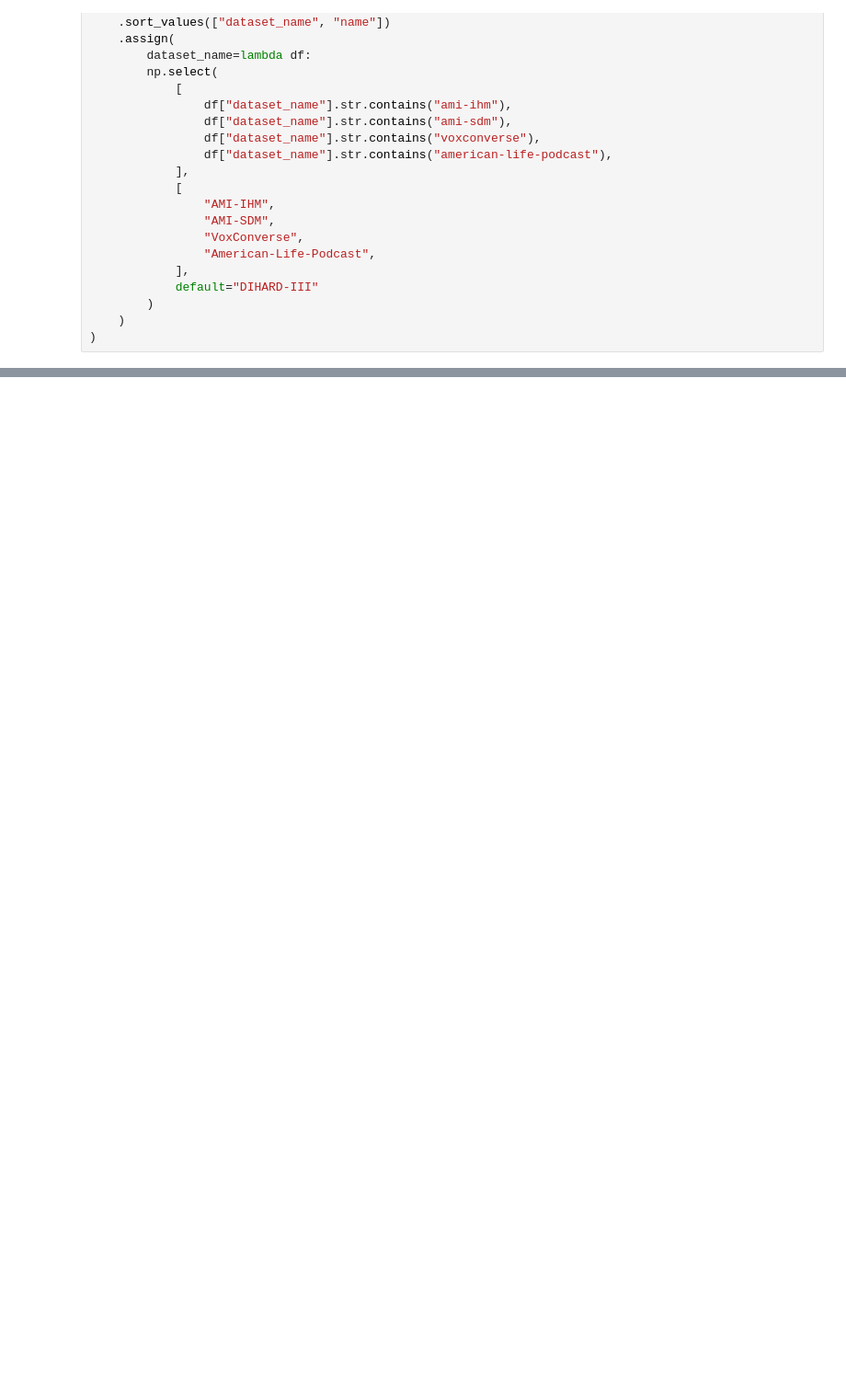
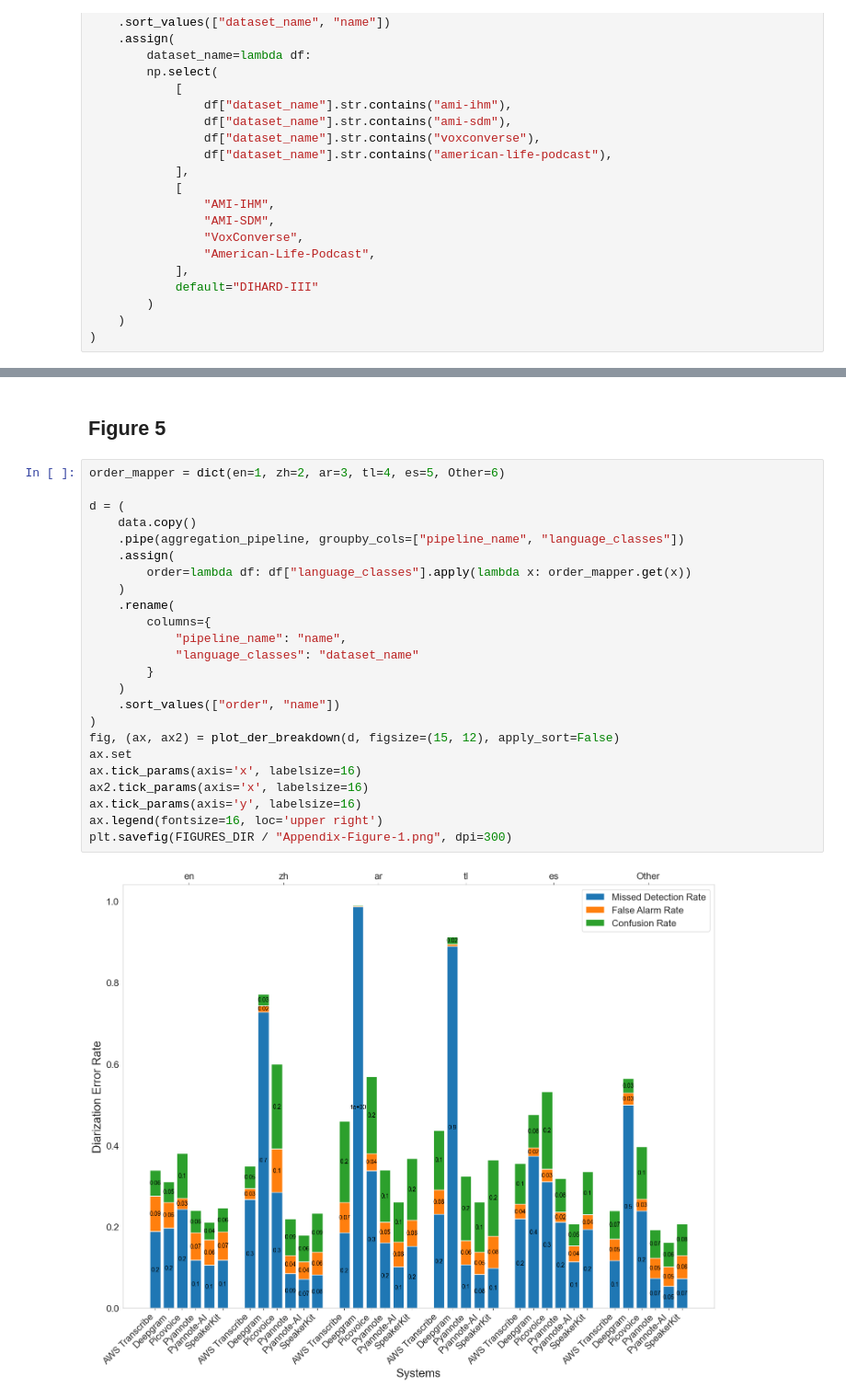
Before and after one commit to dbrkn/OpenBench, a Jupyter notebook: interspeech_analysis/paper-figures.ipynb, the cells around one changed output, grey strips where cells are left out. Shown at 92% size. Drawn from its saved outputs; the diff is of its cells as text; blank space fills up the shorter version.

```diff
--- a/interspeech_analysis/paper-figures.ipynb
+++ b/interspeech_analysis/paper-figures.ipynb
@@ -859,0 +854,28 @@ plot_der_breakdown(d,figsize=(10, 8))
+# %% [markdown]
+## Figure 5
+# %%
+order_mapper = dict(en=1, zh=2, ar=3, tl=4, es=5, Other=6)
+
+d = (
+    data.copy()
+    .pipe(aggregation_pipeline, groupby_cols=["pipeline_name", "language_classes"])
+    .assign(
+        order=lambda df: df["language_classes"].apply(lambda x: order_mapper.get(x))
+    )
+    .rename(
+        columns={
+            "pipeline_name": "name",
+            "language_classes": "dataset_name"
+        }
+    )
+    .sort_values(["order", "name"])
+)
+fig, (ax, ax2) = plot_der_breakdown(d, figsize=(15, 12), apply_sort=False)
+ax.set
+ax.tick_params(axis='x', labelsize=16)
+ax2.tick_params(axis='x', labelsize=16)
+ax.tick_params(axis='y', labelsize=16)
+ax.legend(fontsize=16, loc='upper right')
+plt.savefig(FIGURES_DIR / "Appendix-Figure-1.png", dpi=300)
+# %% [output]
+[figure, added]
```
Also changed, not shown: parts of 19 cells of this notebook, 8 other files.
